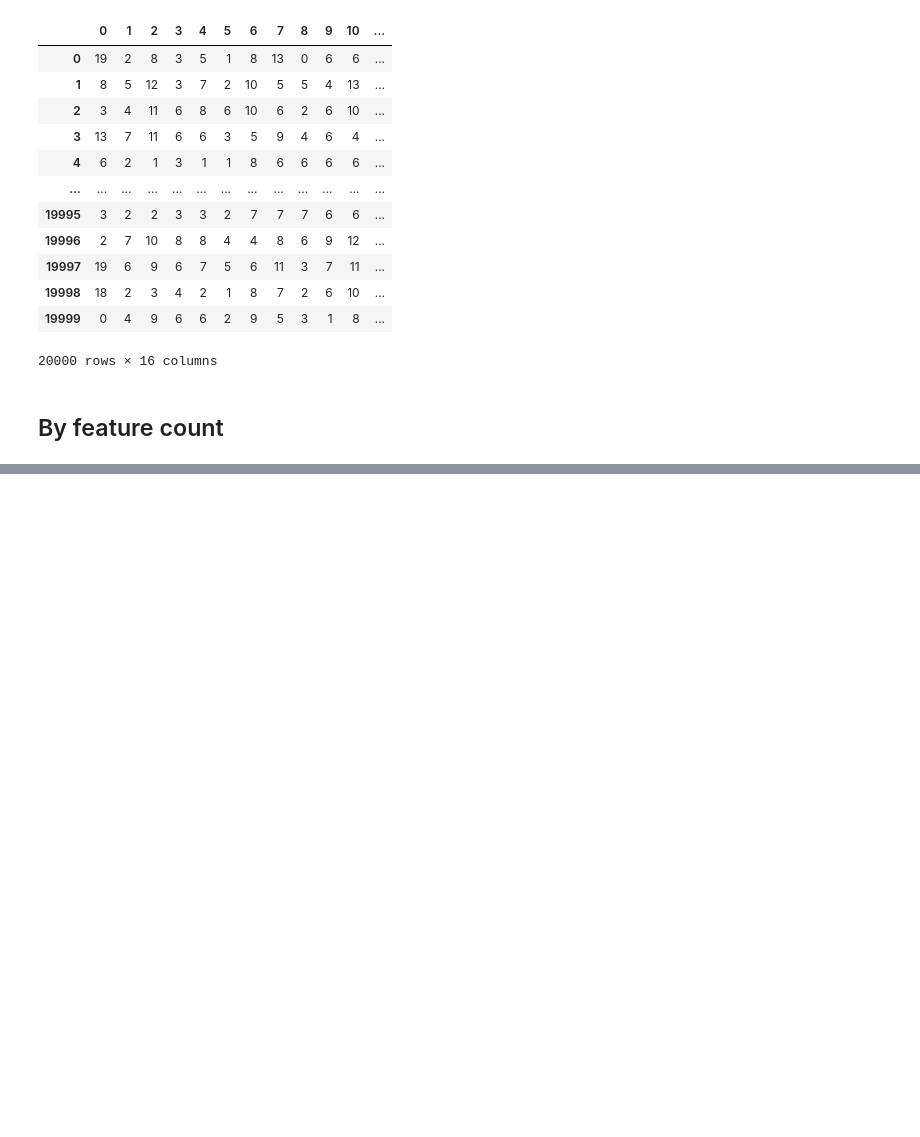
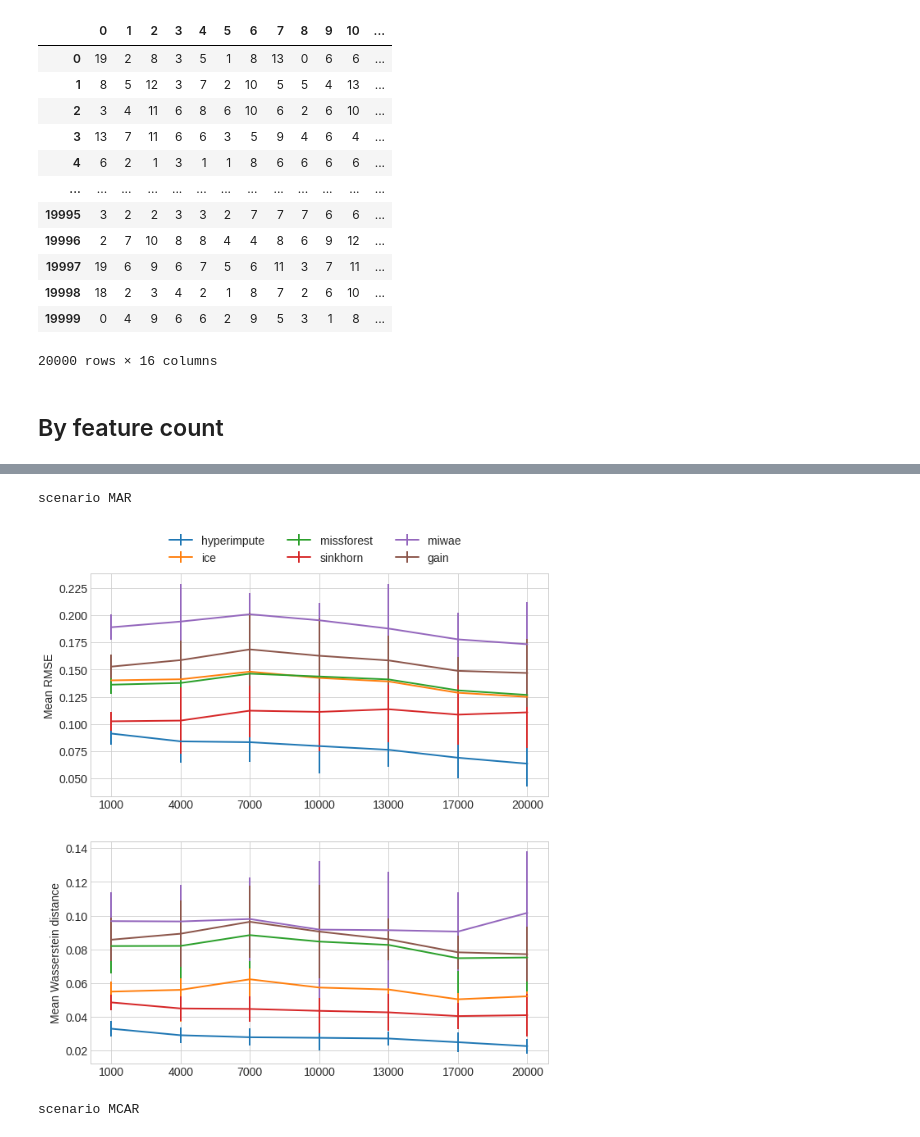
Before and after one commit to vanderschaarlab/hyperimpute, a Jupyter notebook: tutorials/experiments_02_model_performance.ipynb, the cells around one changed output, grey strips where cells are left out. Cells and saved outputs as stored; diff of their text form; code cells hidden in the pictures; blank space fills up the shorter version.

Commit message:
update model selection

```diff
--- a/tutorials/experiments_02_model_performance.ipynb
+++ b/tutorials/experiments_02_model_performance.ipynb
@@ -423,0 +238,12 @@ scenario  MNAR
+# %%
+#!pip install xlrd
+import numpy as np
+import pandas as pd
+from scipy import signal
+import json
+from pathlib import Path
+import shutil
+
+
+def smooth_line(src: list) -> list:
+    return signal.savgol_filter(src, 3, 1)
@@ -423,0 +407,68 @@ scenario  MNAR
+# %%
+import numpy as np
+import matplotlib.pyplot as plt
+
+x_axis_df_size = list(results_by_df_size.keys())
+
+fontsize = 14
+
+output_dir = Path("diagrams")
+output_dir.mkdir(parents=True, exist_ok=True)
+
+
+map_keys = {"rmse": "Mean RMSE", "wasserstein": "Mean Wasserstein distance"}
+
+error_by_df_size = process_testcase_data(results_by_df_size)
+
+
+def generate_plot_for_ax_df_size(ax, scenario, metric):
+    for model in error_by_df_size[scenario][metric]:
+        datapoints = error_by_df_size[scenario][metric][model]["mean"]
+        datapoints_std = error_by_df_size[scenario][metric][model]["std"]
+
+        ax.errorbar(
+            x_axis_df_size,
+            smooth_line(np.asarray(datapoints)),
+            yerr=np.asarray(datapoints_std),
+            label=str(model),
+            linewidth=2,
+        )
+
+    ax.set_xticks(x_axis_df_size, fontsize=fontsize)
+    ax.tick_params(axis="both", which="major", labelsize=fontsize)
+
+    return ax
+
+
+def generate_plot_df_size(scenario):
+    plt.style.use("seaborn-whitegrid")
+
+    metrics = list(["rmse", "wasserstein"])
+    fig, axs = plt.subplots(len(metrics), figsize=(10, 11))
+
+    for idx, metric in enumerate(metrics):
+        generate_plot_for_ax_df_size(axs[idx], scenario, metric)
+
+        axs[idx].set_ylabel(map_keys[metric], fontsize=fontsize)
+
+    # plt.title(f"{scenario} simulation with {miss} missingness", fontdict = {"fontsize": 150}, loc = "top")
+
+    axs[0].legend(
+        loc="upper left",
+        bbox_to_anchor=(0.15, 1.22),
+        ncol=int(len(error_by_df_size[scenario]["rmse"]) / 2),
+        prop={"size": fontsize},
+    )
+    # fig.suptitle(f"{scenario} simulation: error by dataset size", fontsize=fontsize)
+    plt.savefig(output_dir / f"error_by_df_size_{scenario}.png")
+
+    plt.show()
+
+
+for scenario in ["MAR", "MCAR", "MNAR"]:
+    print("scenario", scenario)
+    generate_plot_df_size(scenario=scenario)
+# %% [output]
+scenario MAR
+[figure, added]
+scenario MCAR
```
Also changed, not shown: parts of 15 cells of this notebook.
